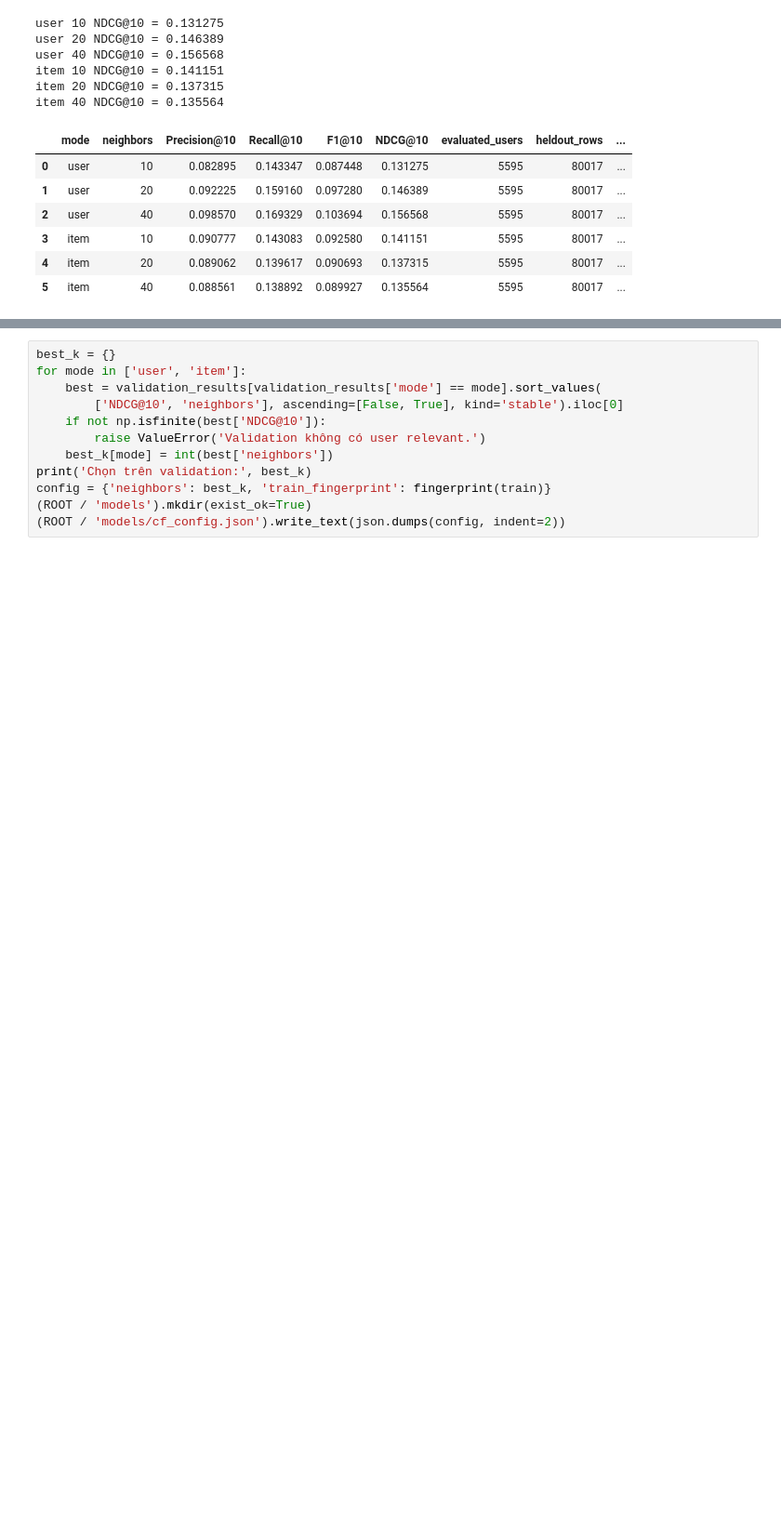
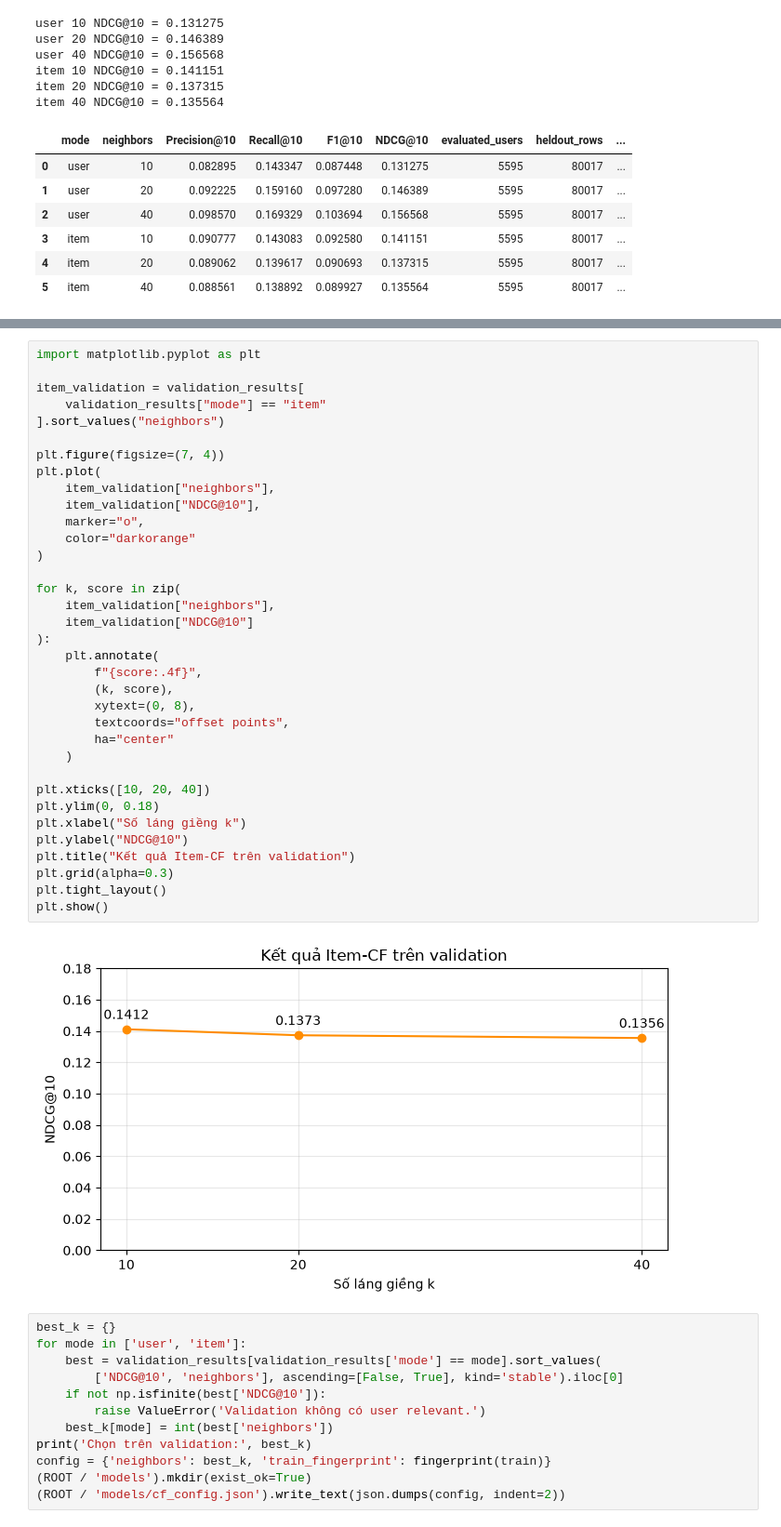
Before and after one commit to nguyentrang05/Movie_Recommendation_System, a Jupyter notebook: notebooks/03_collaborative_filtering.ipynb, the cells around one changed output, grey strips where cells are left out. Shown at 93% size. Cells and saved outputs as stored; diff of their text form; blank space fills up the shorter version.

```diff
--- a/notebooks/03_collaborative_filtering.ipynb
+++ b/notebooks/03_collaborative_filtering.ipynb
@@ -48,3 +84,40 @@ item 40 NDCG@10 = 0.135564
+# %%
+import matplotlib.pyplot as plt
+
+item_validation = validation_results[
+    validation_results["mode"] == "item"
+].sort_values("neighbors")
+
+plt.figure(figsize=(7, 4))
+plt.plot(
+    item_validation["neighbors"],
+    item_validation["NDCG@10"],
+    marker="o",
+    color="darkorange"
+)
+
+for k, score in zip(
+    item_validation["neighbors"],
+    item_validation["NDCG@10"]
+):
+    plt.annotate(
+        f"{score:.4f}",
+        (k, score),
+        xytext=(0, 8),
+        textcoords="offset points",
+        ha="center"
+    )
+
+plt.xticks([10, 20, 40])
+plt.ylim(0, 0.18)
+plt.xlabel("Số láng giềng k")
+plt.ylabel("NDCG@10")
+plt.title("Kết quả Item-CF trên validation")
+plt.grid(alpha=0.3)
+plt.tight_layout()
+plt.show()
+# %% [output]
+[figure, added]
 # %%
 best_k = {}
 for mode in ['user', 'item']:
```
Also changed, not shown: parts of 1 cell of this notebook, 2 other files.
